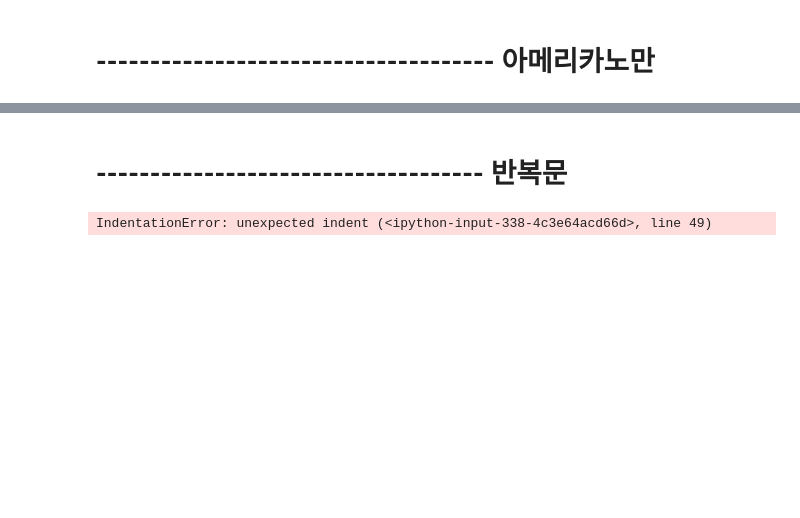
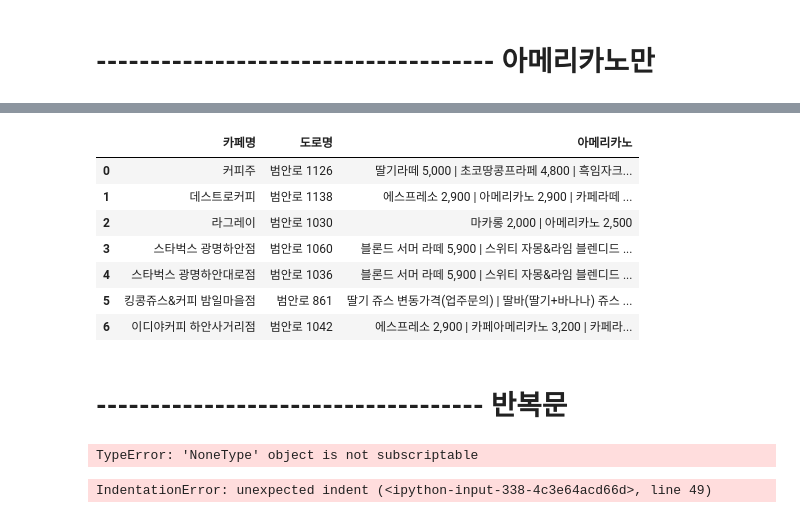
Before and after one commit to joohee-github/asiae-academy-NLP, a Jupyter notebook: 0. 금천구 카페 검색.ipynb, the cells around one changed output, grey strips where cells are left out. Saved outputs shown, nothing was run; the diff lists cells and outputs as text; code cells hidden in the pictures; blank space fills up the shorter version.

```diff
--- a/0. 금천구 카페 검색.ipynb
+++ b/0. 금천구 카페 검색.ipynb
@@ -268,9 +413,5 @@ import string
 # %%
-only_coffee = []
-
-for idx,value in enumerate(del_bar):
-    for i in value:
-        if i.find('아메리카노')>0:
-            only_coffee.append({
-                idx:i
-            })
+a = []
+for idx,value in enumerate(del_none):
+    if value['아메리카노'].find('아메리카노')>0:
+        print(idx,value['아메리카노'].split('|'))
@@ -289,5 +449,48 @@ only_coffee
+# %%
+df = pd.DataFrame(only_coffee)
+df
+# %% [output]
+|  | 카페명 | 도로명 | 아메리카노 |
+| 0 | 커피주 | 범안로 1126 | 딸기라떼 5,000 | 초코땅콩프라페 4,800 | 흑임자크... |
+| 1 | 데스트로커피 | 범안로 1138 | 에스프레소 2,900 | 아메리카노 2,900 | 카페라떼 ... |
+| 2 | 라그레이 | 범안로 1030 | 마카롱 2,000 | 아메리카노 2,500 |
+| 3 | 스타벅스 광명하안점 | 범안로 1060 | 블론드 서머 라떼 5,900 | 스위티 자몽&라임 블렌디드 ... |
+| 4 | 스타벅스 광명하안대로점 | 범안로 1036 | 블론드 서머 라떼 5,900 | 스위티 자몽&라임 블렌디드 ... |
+| 5 | 킹콩쥬스&커피 밤일마을점 | 범안로 861 | 딸기 쥬스 변동가격(업주문의) | 딸바(딸기+바나나) 쥬스 ... |
+| 6 | 이디야커피 하안사거리점 | 범안로 1042 | 에스프레소 2,900 | 카페아메리카노 3,200 | 카페라... |
 # %% [markdown]
 # ------------------------------------ 반복문
+# %%
+base_url = 'https://map.naver.com/v5/api/search'
+
+for search in new_li:
+    params = {
+    'caller':'pcweb',
+    'query': search,
+    'type':'all',
+    'searchCoord':'126.88415050506593;37.48030724508602',
+    'page':'1',
+    'displayCount':'100',
+    'isPlaceRecommendationReplace':'true',
+    'lang':'ko'
+    }
+    headers = {
+        'user-agent' :  'Mozilla/5.0 (Windows NT 10.0; Win64; x64) AppleWebKit/537.36 (KHTML, like Gecko) Chrome/84.0.4147.105 Safari/537.36'
+    }
+
+    resp = requests.get(base_url,params=params,headers=headers)
+    data = resp.json()
+    data_list = data['result']['place']['list']
+
+    # 이름, 메뉴, 도로명 가져오는 함수
+
+    data_list = []
+    name_menu_list = []
+    data_list.append(data['result']['place']['list'])
+
+    Get_name_menu()
+# %% [output]
+TypeError: 'NoneType' object is not subscriptable
 # %%
 import pandas as pd
 
```
Also changed, not shown: parts of 33 cells of this notebook, 1 other file.
